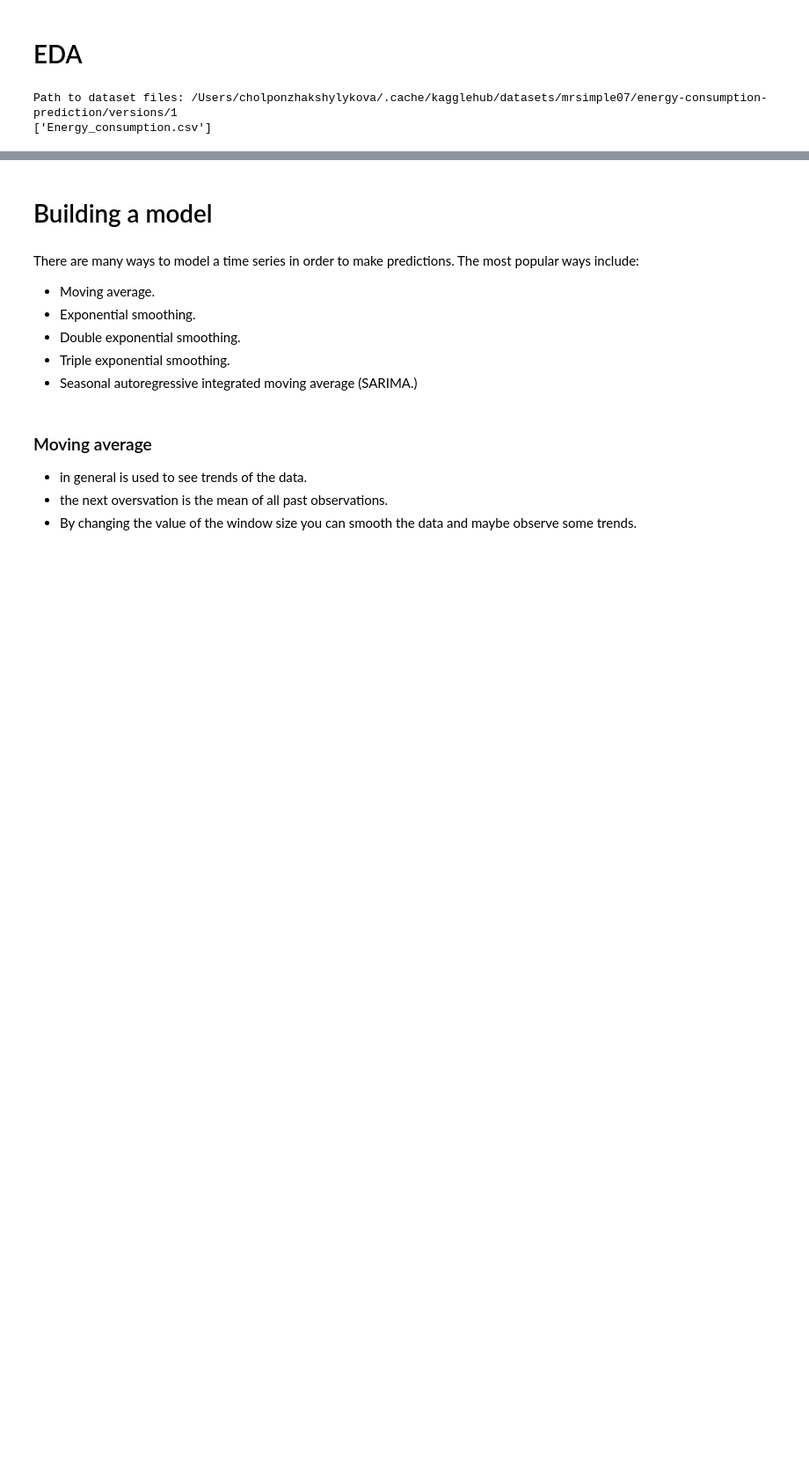
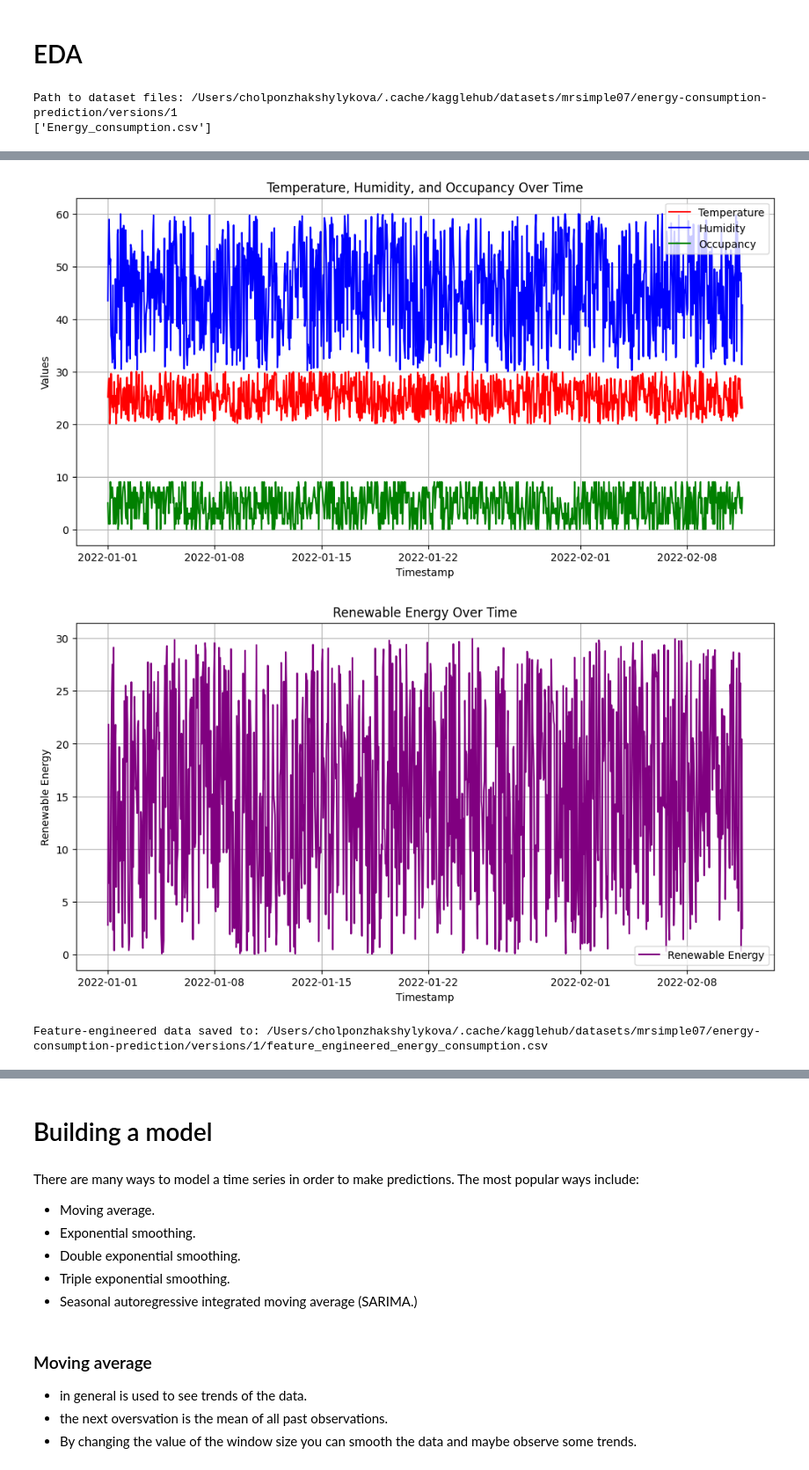
Before and after one commit to CZhakshylykova/SDS-CP027-watt-wise, a Jupyter notebook: submissions/team/cholpon-zhakshylykova/project_cz.ipynb, the cells around one changed output, grey strips where cells are left out. Shown at 88% size. Drawn from its saved outputs; the diff is of its cells as text; code cells hidden in the pictures; blank space fills up the shorter version.

```diff
--- a/submissions/team/cholpon-zhakshylykova/project_cz.ipynb
+++ b/submissions/team/cholpon-zhakshylykova/project_cz.ipynb
@@ -400,0 +243,41 @@ Critical Values: {'1%': np.float64(-3.437054035425408), '5%': np.float64(-2.8644
+# %%
+# Feature Exploration & Engineering
+
+# Create time-lagged features for EnergyConsumption
+data_date_indexed['EnergyConsumption_lag_1'] = data_date_indexed['EnergyConsumption'].shift(1)
+
+# Create rolling mean features for EnergyConsumption
+data_date_indexed['EnergyConsumption_rolling_mean_24'] = data_date_indexed['EnergyConsumption'].rolling(window=24).mean()
+
+# Create day-of-week indicators
+data_date_indexed['DayOfWeek'] = data_date_indexed.index.dayofweek  # Monday=0, Sunday=6
+
+# Investigate temperature, humidity, occupancy, HVAC, lighting usage, and renewable energy over time
+plt.figure(figsize=(12, 6))
+plt.plot(data_date_indexed.index, data_date_indexed['Temperature'], label='Temperature', color='red')
+plt.plot(data_date_indexed.index, data_date_indexed['Humidity'], label='Humidity', color='blue')
+plt.plot(data_date_indexed.index, data_date_indexed['Occupancy'], label='Occupancy', color='green')
+plt.title('Temperature, Humidity, and Occupancy Over Time')
+plt.xlabel('Timestamp')
+plt.ylabel('Values')
+plt.legend()
+plt.grid(True)
+plt.show()
+
+plt.figure(figsize=(12, 6))
+plt.plot(data_date_indexed.index, data_date_indexed['RenewableEnergy'], label='Renewable Energy', color='purple')
+plt.title('Renewable Energy Over Time')
+plt.xlabel('Timestamp')
+plt.ylabel('Renewable Energy')
+plt.legend()
+plt.grid(True)
+plt.show()
+
+# Save the updated dataset with new features
+feature_engineered_path = os.path.join(path, "feature_engineered_energy_consumption.csv")
+data_date_indexed.to_csv(feature_engineered_path)
+print(f"Feature-engineered data saved to: {feature_engineered_path}")
+# %% [output]
+[figure, added]
+[figure, added]
+Feature-engineered data saved to: /Users/cholponzhakshylykova/.cache/kagglehub/datasets/mrsimple07/energy-consumption-prediction/versions/1/feature_engineered_energy_consumption.csv
```
Also changed, not shown: parts of 32 cells of this notebook.
